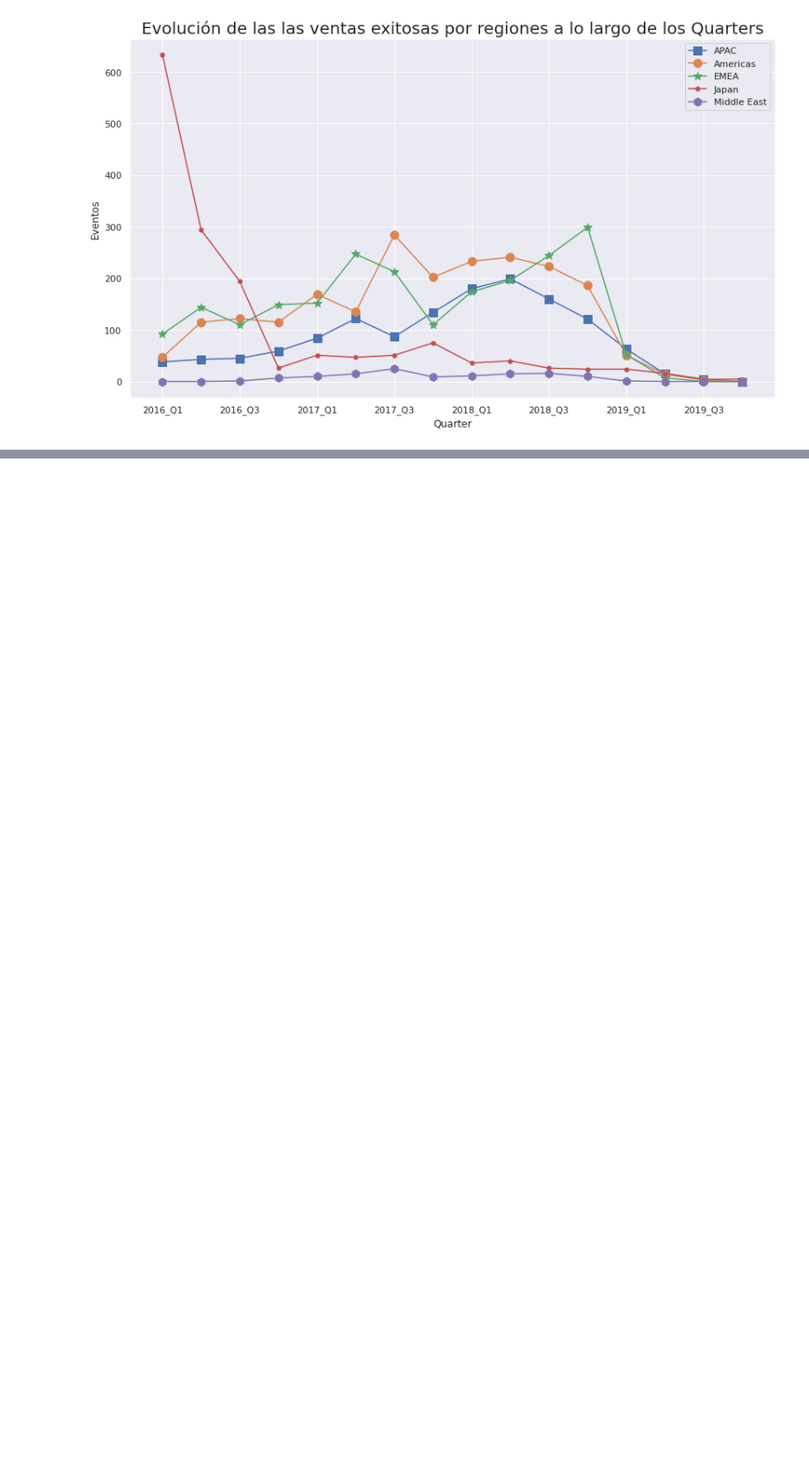
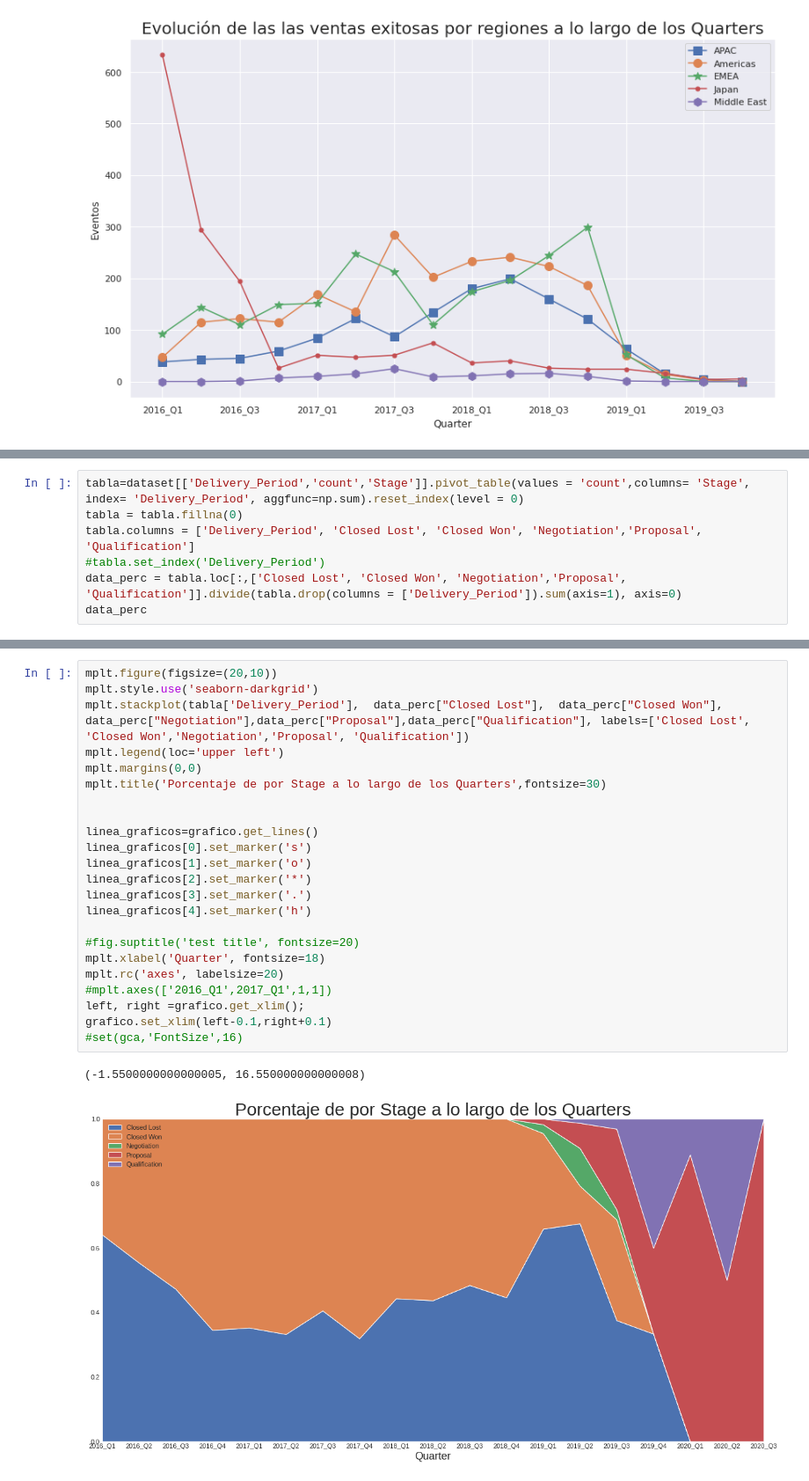
Before and after one commit to nazar9318/datos-TP1-Pandas-2c2020, a Jupyter notebook: notebook_Lucas.ipynb, the cells around one changed output, grey strips where cells are left out. Shown at 88% size. Saved outputs shown, nothing was run; the diff lists cells and outputs as text; blank space fills up the shorter version.

```diff
--- a/notebook_Lucas.ipynb
+++ b/notebook_Lucas.ipynb
@@ -476,0 +529,7 @@ mplt.savefig('clicks_publicistas_y_dias.png', bbox_inches = 'tight')
+# %%
+tabla=dataset[['Delivery_Period','count','Stage']].pivot_table(values = 'count',columns= 'Stage', index= 'Delivery_Period', aggfunc=np.sum).reset_index(level = 0)
+tabla = tabla.fillna(0)
+tabla.columns = ['Delivery_Period', 'Closed Lost', 'Closed Won', 'Negotiation','Proposal', 'Qualification']
+#tabla.set_index('Delivery_Period')
+data_perc = tabla.loc[:,['Closed Lost', 'Closed Won', 'Negotiation','Proposal', 'Qualification']].divide(tabla.drop(columns = ['Delivery_Period']).sum(axis=1), axis=0)
+data_perc
@@ -476,0 +554,26 @@ mplt.savefig('clicks_publicistas_y_dias.png', bbox_inches = 'tight')
+# %%
+mplt.figure(figsize=(20,10))
+mplt.style.use('seaborn-darkgrid')
+mplt.stackplot(tabla['Delivery_Period'],  data_perc["Closed Lost"],  data_perc["Closed Won"],  data_perc["Negotiation"],data_perc["Proposal"],data_perc["Qualification"], labels=['Closed Lost', 'Closed Won','Negotiation','Proposal', 'Qualification'])
+mplt.legend(loc='upper left')
+mplt.margins(0,0)
+mplt.title('Porcentaje de por Stage a lo largo de los Quarters',fontsize=30)
+
+
+linea_graficos=grafico.get_lines()
+linea_graficos[0].set_marker('s')
+linea_graficos[1].set_marker('o')
+linea_graficos[2].set_marker('*')
+linea_graficos[3].set_marker('.')
+linea_graficos[4].set_marker('h')
+
+#fig.suptitle('test title', fontsize=20)
+mplt.xlabel('Quarter', fontsize=18)
+mplt.rc('axes', labelsize=20)
+#mplt.axes(['2016_Q1',2017_Q1',1,1])
+left, right =grafico.get_xlim();
+grafico.set_xlim(left-0.1,right+0.1)
+#set(gca,'FontSize',16)
+# %% [output]
+(-1.5500000000000005, 16.550000000000008)
+[figure, added]
```
Also changed, not shown: parts of 29 cells of this notebook.
